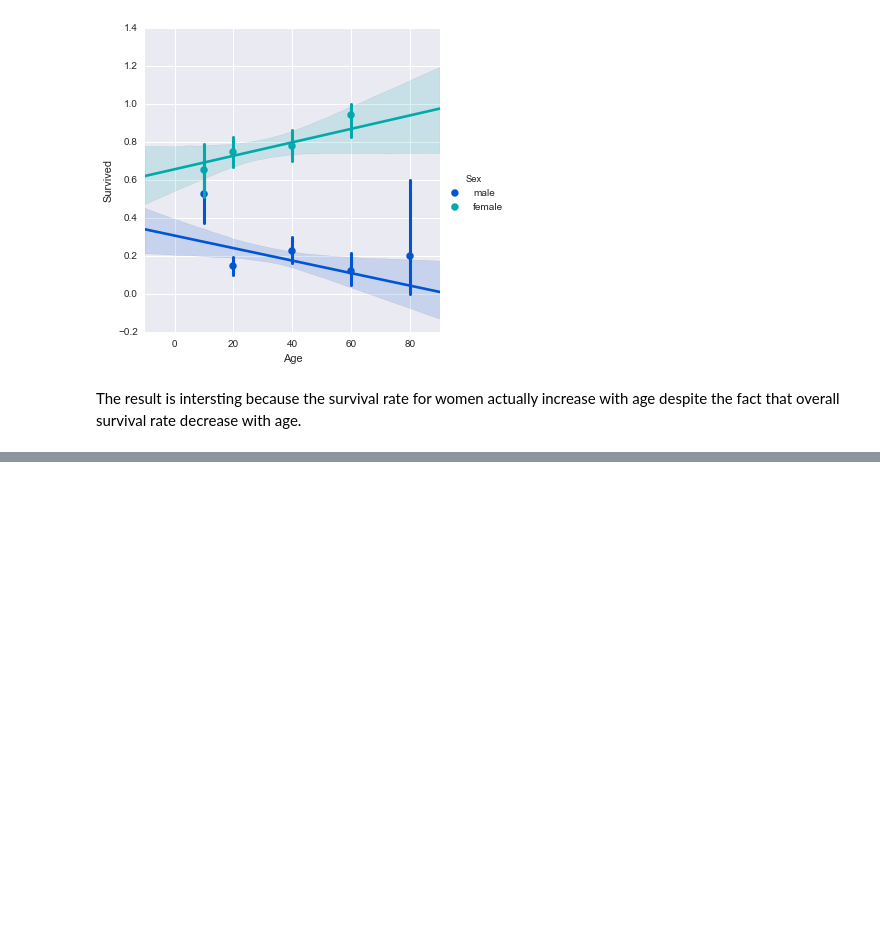
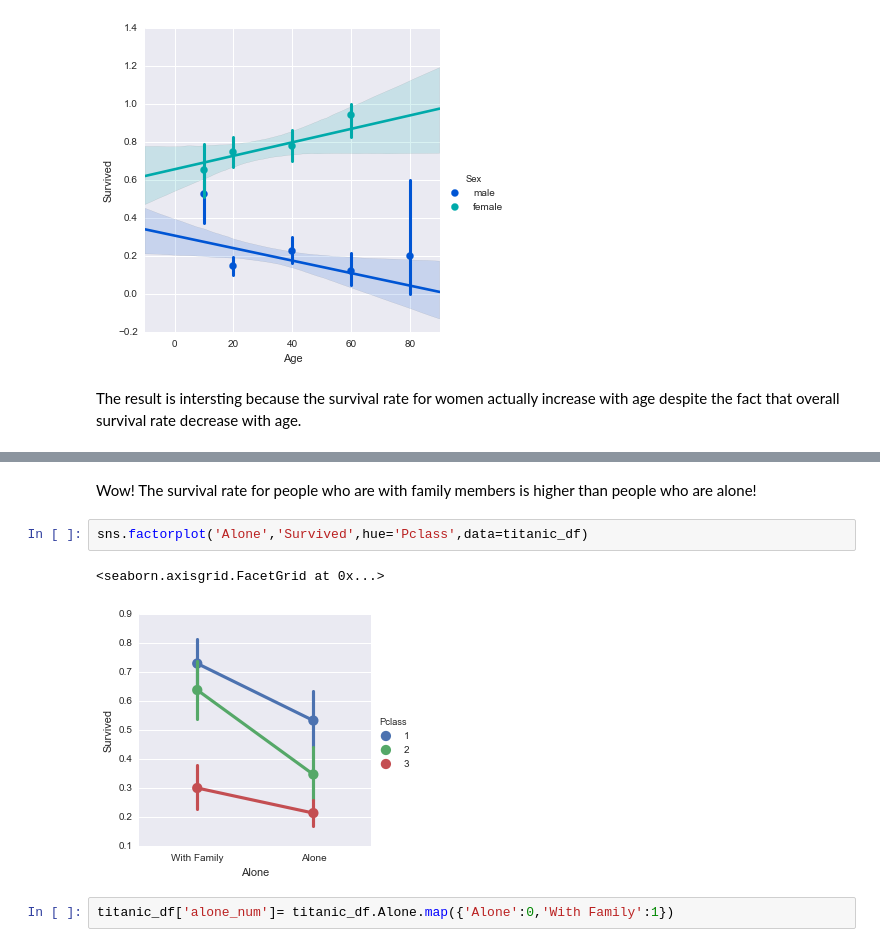
Before and after one commit to suruisunstat/Titanic-Survival, a Jupyter notebook: Titanic+Survival+Analysis.ipynb, the cells around one changed output, grey strips where cells are left out. Saved outputs shown, nothing was run; the diff lists cells and outputs as text; blank space fills up the shorter version.

```diff
--- a/Titanic+Survival+Analysis.ipynb
+++ b/Titanic+Survival+Analysis.ipynb
@@ -345,0 +412,9 @@ The result is intersting because the survival rate for women actually increase w
+# %% [markdown]
+Wow! The survival rate for people who are with family members is higher than people who are alone!
+# %%
+sns.factorplot('Alone','Survived',hue='Pclass',data=titanic_df)
+# %% [output]
+<seaborn.axisgrid.FacetGrid at 0x...>
+[figure, added]
+# %%
+titanic_df['alone_num']= titanic_df.Alone.map({'Alone':0,'With Family':1})
```
Also changed, not shown: parts of 17 cells of this notebook.
